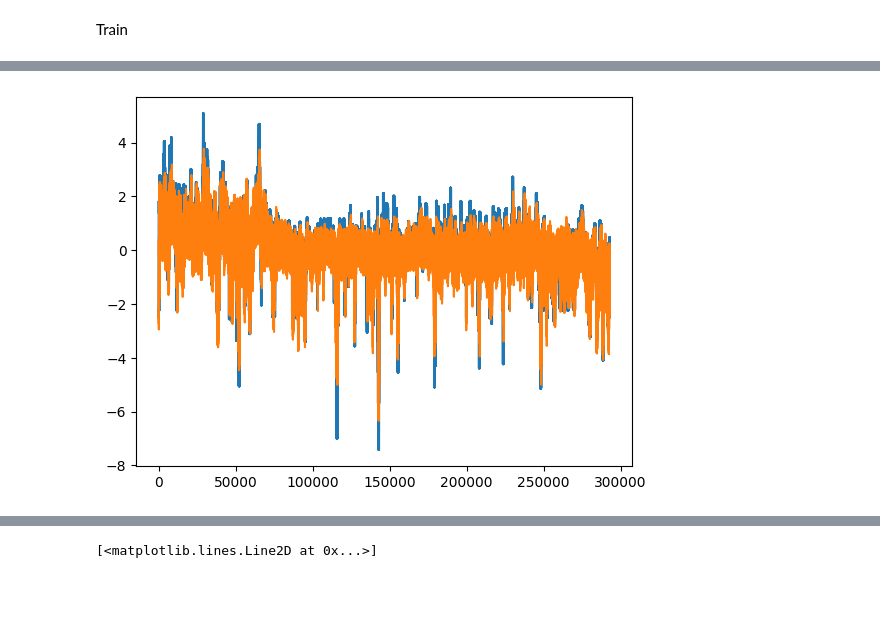
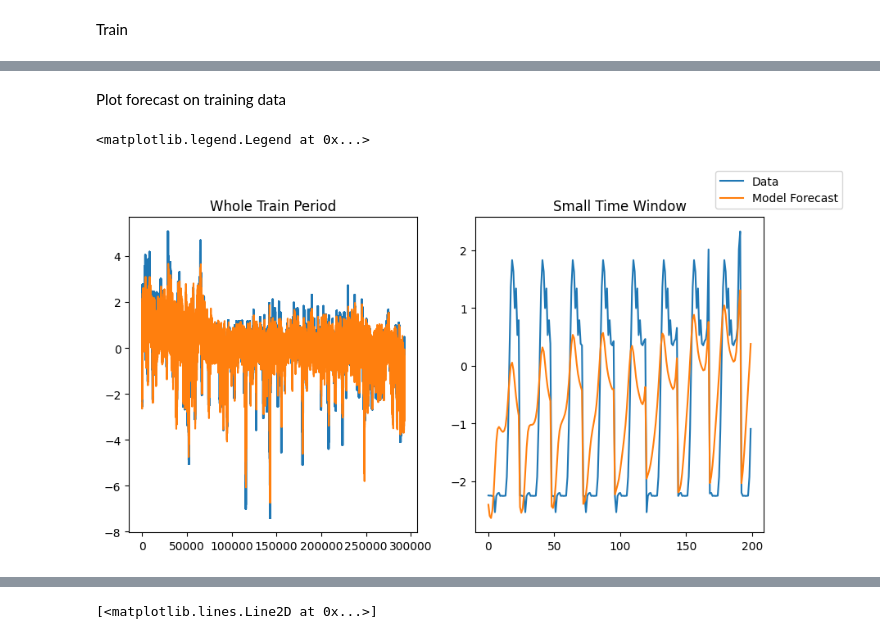
Before and after one commit to atleer/forecast-electricity-markets, a Jupyter notebook: analysis/notebooks/exploration/seq2seq_multivariate.ipynb, the cells around one changed output, grey strips where cells are left out. Cells and saved outputs as stored; diff of their text form; code cells hidden in the pictures; blank space fills up the shorter version.

```diff
--- a/analysis/notebooks/exploration/seq2seq_multivariate.ipynb
+++ b/analysis/notebooks/exploration/seq2seq_multivariate.ipynb
@@ -229,17 +263,4 @@ optimizer = torch.optim.Adam(lr = learning_rate, params=model.parameters())
 
 criterion = nn.MSELoss()
 
-losses = []
-for epoch in tqdm(range(nepochs)):
-    for batch_idx, (X_batch, y_batch) in enumerate(train_dataloader):
-        optimizer.zero_grad()
-
-        predictions = model(X_batch, horizon=horizon)
-
-        loss = criterion(predictions, y_batch)
-
-        loss.backward()
-
-        optimizer.step()
-
-        losses.append(loss.item())
+train(model, train_dataloader, horizon = 24, optimizer = optimizer)
@@ -248,6 +273,21 @@ y_pred_train = model(X_train, horizon = horizon)
+# %% [markdown]
+Plot forecast on training data
 # %%
-plt.plot(y_train.cpu().numpy().flatten())
+y_pred_train = model(X_train, horizon = horizon)
+
+fig, axes = plt.subplots(ncols = 2, figsize = (10, 5))
+
+axes[0].set_title('Whole Train Period')
+axes[0].plot(y_train.cpu().numpy().flatten(), label = 'Data')
 with torch.no_grad():
-    plt.plot(y_pred_train.cpu().numpy().flatten())
+    axes[0].plot(y_pred_train.cpu().numpy().flatten(), label = 'Model Forecast')
+
+axes[1].set_title('Small Time Window')
+axes[1].plot(y_train.cpu().numpy().flatten()[:200])
+with torch.no_grad():
+    axes[1].plot(y_pred_train.cpu().numpy().flatten()[:200])
+
+fig.legend()
 # %% [output]
+<matplotlib.legend.Legend at 0x...>
-[figure, old version]
+[figure, new version]
```
Also changed, not shown: parts of 7 cells of this notebook.
